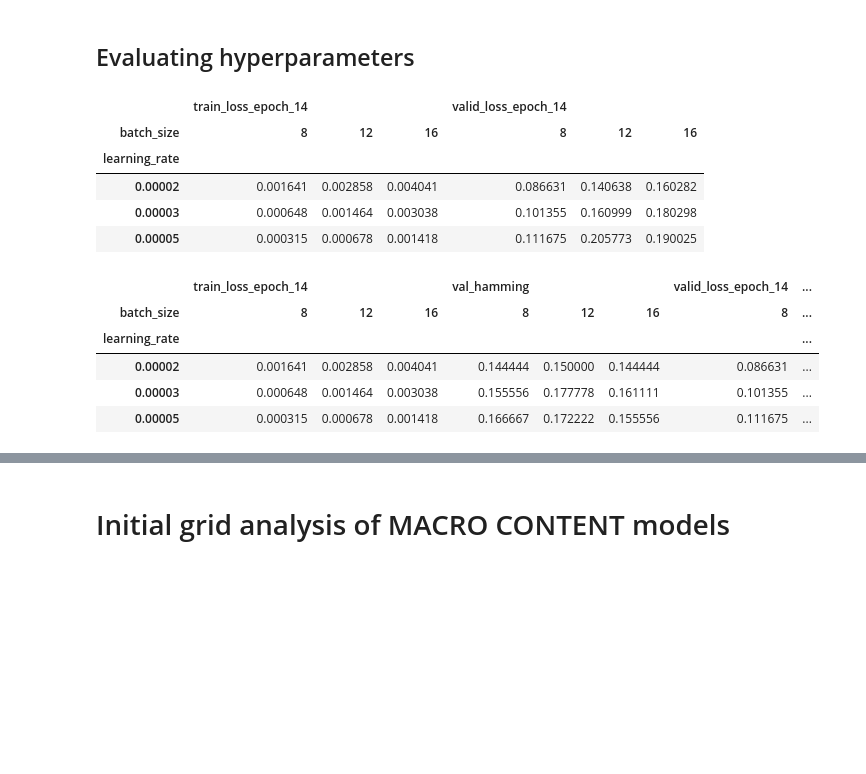
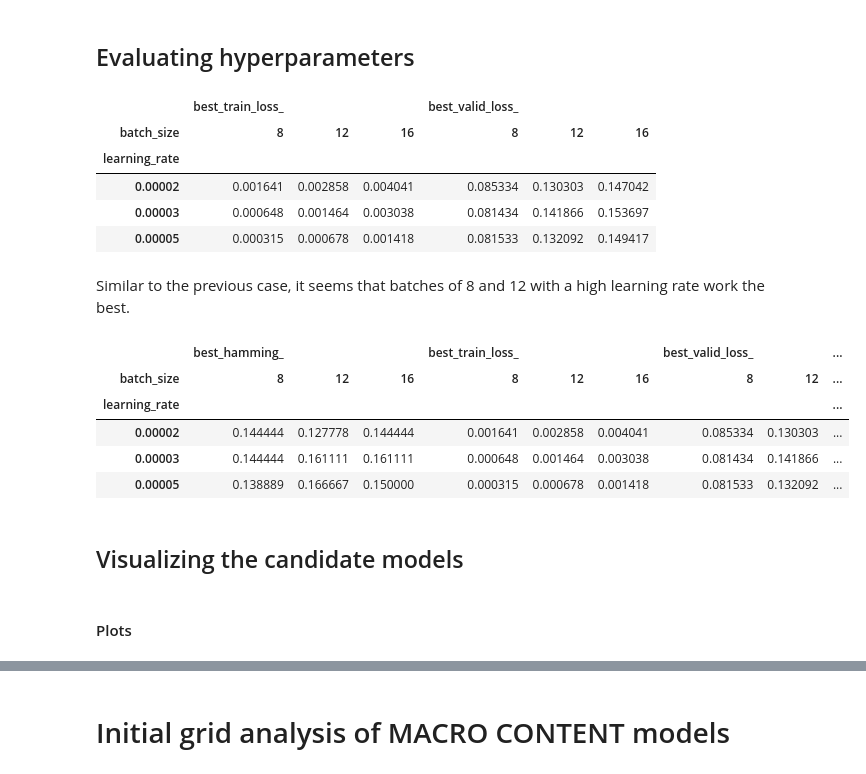
Before and after one commit to alberto-lorente/RorschIA_07-04, a Jupyter notebook: Gridsearch results/Second Gridsearch/Analysis of Gridserch Results.ipynb, the cells around one changed output, grey strips where cells are left out. Cells and saved outputs as stored; diff of their text form; code cells hidden in the pictures; blank space fills up the shorter version.

```diff
--- a/Gridsearch results/Second Gridsearch/Analysis of Gridserch Results.ipynb
+++ b/Gridsearch results/Second Gridsearch/Analysis of Gridserch Results.ipynb
@@ -45,3 +45,28 @@ df.head()
 | 3 | 128 | 0.00003 | 8 | 14 | 15 | 0.010827 | ... |
 | 4 | 128 | 0.00003 | 12 | 14 | 15 | 0.018558 | ... |
 5 rows × 129 columns
+# %%
+def get_best_scores(df):
+
+    cols_min = [ "train_loss_epoch", "valid_loss_epoch", "hamming_epoch"]
+
+    for col in cols_min:
+        filter_df = df.filter(regex=(col))
+        # print(filter_df)
+        minimum = filter_df.min(axis=1)
+
+        name = col.split("epoch")[0]
+        name_col = "best_{}".format(name)
+        # print(minimum)
+        df[name_col] = minimum
+
+    cols_max = ["f1_epoch", "accuracy_epoch", "roc_auc_epoch"]
+
+    for col in cols_max:
+        filter_df = df.filter(regex=(col))
+        max_ = filter_df.max(axis=1)
+        name = col.split("epoch")[0]
+        name_col = "best_{}".format(name)
+        df[name_col] = max_
+
+    return df
@@ -201,0 +351,2 @@ df[cols_comparison].sort_values(["test_loss"], ascending=True)
+# %%
+df_best = get_best_scores(df)
@@ -202,22 +368,26 @@ df[cols_comparison].sort_values(["test_loss"], ascending=True)
 # %% [markdown]
 ## Evaluating hyperparameters
 # %%
-df.pivot_table(["train_loss_epoch_14", "valid_loss_epoch_14"], index = "learning_rate", columns="batch_size")
+df_best.pivot_table(["best_train_loss_", "best_valid_loss_"], index = "learning_rate", columns="batch_size")
 # %% [output]
-|  | train_loss_epoch_14 |  |  | valid_loss_epoch_14 |  |  |
+|  | best_train_loss_ |  |  | best_valid_loss_ |  |  |
 | batch_size | 8 | 12 | 16 | 8 | 12 | 16 |
 | learning_rate |  |  |  |  |  |  |
-| 0.00002 | 0.001641 | 0.002858 | 0.004041 | 0.086631 | 0.140638 | 0.160282 |
-| 0.00003 | 0.000648 | 0.001464 | 0.003038 | 0.101355 | 0.160999 | 0.180298 |
-| 0.00005 | 0.000315 | 0.000678 | 0.001418 | 0.111675 | 0.205773 | 0.190025 |
+| 0.00002 | 0.001641 | 0.002858 | 0.004041 | 0.085334 | 0.130303 | 0.147042 |
+| 0.00003 | 0.000648 | 0.001464 | 0.003038 | 0.081434 | 0.141866 | 0.153697 |
+| 0.00005 | 0.000315 | 0.000678 | 0.001418 | 0.081533 | 0.132092 | 0.149417 |
+# %% [markdown]
+Similar to the previous case, it seems that batches of 8 and 12 with a high learning rate work the best.
 # %%
-df.pivot_table(["train_loss_epoch_14", "valid_loss_epoch_14", "val_hamming"], index = "learning_rate", columns="batch_size")
+df_best.pivot_table(["best_train_loss_", "best_valid_loss_", "best_hamming_"], index = "learning_rate", columns="batch_size")
 
 #  Hamming loss is the fraction of labels that are incorrectly predicted
 # %% [output]
-|  | train_loss_epoch_14 |  |  | val_hamming |  |  | valid_loss_epoch_14 | ... |
-| batch_size | 8 | 12 | 16 | 8 | 12 | 16 | 8 | ... |
-| learning_rate |  |  |  |  |  |  |  | ... |
-| 0.00002 | 0.001641 | 0.002858 | 0.004041 | 0.144444 | 0.150000 | 0.144444 | 0.086631 | ... |
-| 0.00003 | 0.000648 | 0.001464 | 0.003038 | 0.155556 | 0.177778 | 0.161111 | 0.101355 | ... |
-| 0.00005 | 0.000315 | 0.000678 | 0.001418 | 0.166667 | 0.172222 | 0.155556 | 0.111675 | ... |
+|  | best_hamming_ |  |  | best_train_loss_ |  |  | best_valid_loss_ |  | ... |
+| batch_size | 8 | 12 | 16 | 8 | 12 | 16 | 8 | 12 | ... |
+| learning_rate |  |  |  |  |  |  |  |  | ... |
+| 0.00002 | 0.144444 | 0.127778 | 0.144444 | 0.001641 | 0.002858 | 0.004041 | 0.085334 | 0.130303 | ... |
+| 0.00003 | 0.144444 | 0.161111 | 0.161111 | 0.000648 | 0.001464 | 0.003038 | 0.081434 | 0.141866 | ... |
+| 0.00005 | 0.138889 | 0.166667 | 0.150000 | 0.000315 | 0.000678 | 0.001418 | 0.081533 | 0.132092 | ... |
+# %% [markdown]
+## Visualizing the candidate models
@@ -223,0 +404,2 @@ df.pivot_table(["train_loss_epoch_14", "valid_loss_epoch_14", "val_hamming"], in
+# %% [markdown]
+#### Plots
```
Also changed, not shown: parts of 66 cells of this notebook, 5 other files.
